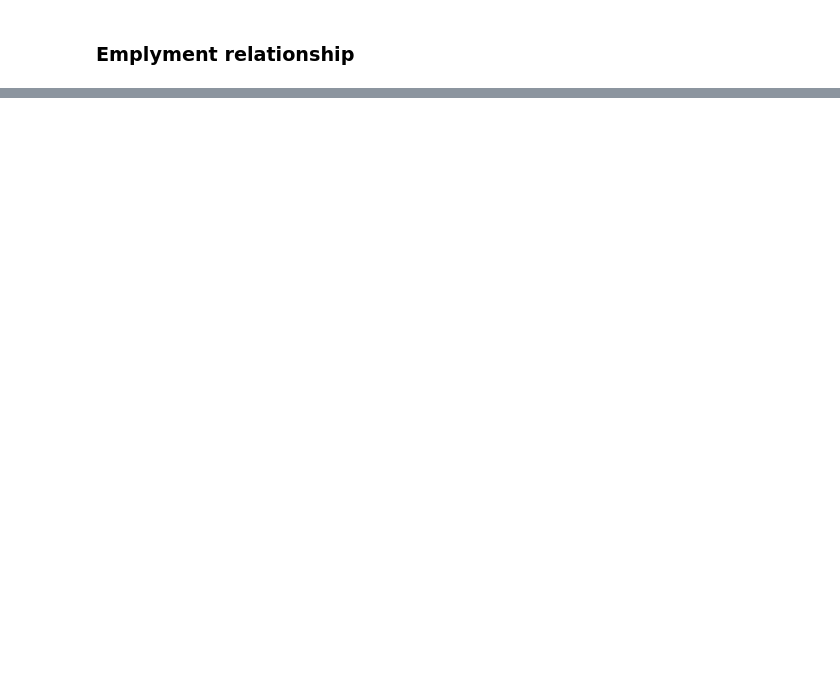
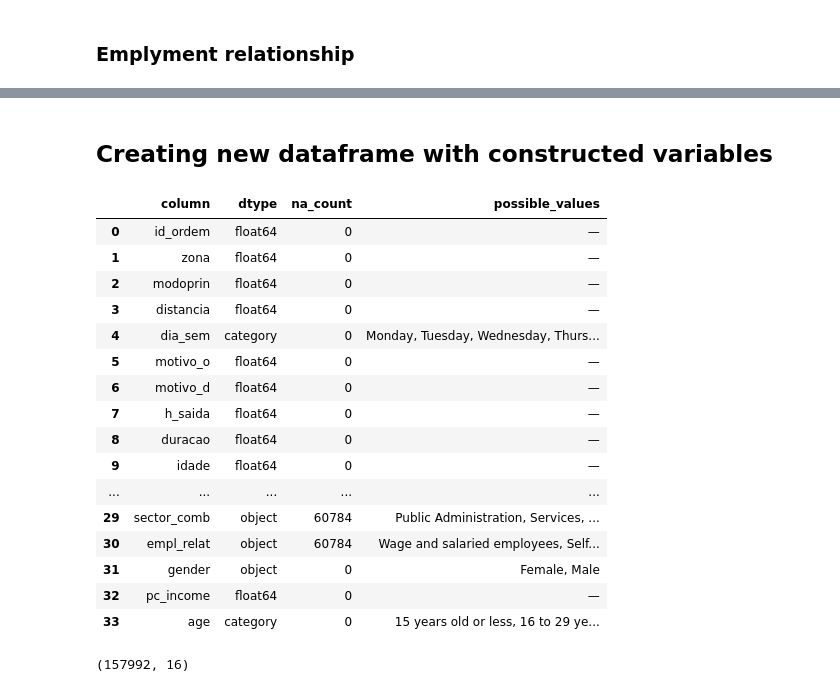
Before and after one commit to lefcollado/hertie-thesis, a Jupyter notebook: pesquisaod-2017-preproc.ipynb, the cells around one changed output, grey strips where cells are left out. Drawn from its saved outputs; the diff is of its cells as text; code cells hidden in the pictures; blank space fills up the shorter version.

Commit message:
New 2017 dataframe with chosen variables

```diff
--- a/pesquisaod-2017-preproc.ipynb
+++ b/pesquisaod-2017-preproc.ipynb
@@ -595,0 +615,7 @@ Name: count, dtype: int64
+# %%
+pod_17_2["gender"] = pod_17_2["sexo"].map({
+    1: "Male",
+    2: "Female"
+})
+
+pod_17_2["gender"].value_counts()
@@ -595,0 +654,13 @@ Name: count, dtype: int64
+# %%
+pod_17_2["age"] = pd.cut(
+    pod_17_2["idade"],
+    bins=[-float("inf"), 15, 29, 59, float("inf")],
+    labels=[
+        "15 years old or less",
+        "16 to 29 years old",
+        "30 to 59 years old",
+        "60 years old or older"
+    ]
+)
+
+pod_17_2["age"].value_counts(dropna=False)
@@ -595,0 +694,41 @@ Name: count, dtype: int64
+# %% [markdown]
+## Creating new dataframe with constructed variables
+# %%
+summary = pd.DataFrame({
+    "column": pod_17_2.columns,
+    "dtype": pod_17_2.dtypes.values,
+    "na_count": pod_17_2.isna().sum().values
+})
+
+# Function to get categories / unique values (limited for readability)
+def get_values(col):
+    if isinstance(col.dtype, pd.CategoricalDtype):
+        return ", ".join(map(str, col.cat.categories))
+    elif col.nunique() <= 10:
+        return ", ".join(map(str, col.dropna().unique()))
+    else:
+        return "—"
+
+summary["possible_values"] = [
+    get_values(pod_17_2[col]) for col in pod_17_2.columns
+]
+
+summary.style.set_properties(**{"text-align": "left"})
+# %% [output]
+|  | column | dtype | na_count | possible_values |
+| 0 | id_ordem | float64 | 0 | — |
+| 1 | zona | float64 | 0 | — |
+| 2 | modoprin | float64 | 0 | — |
+| 3 | distancia | float64 | 0 | — |
+| 4 | dia_sem | category | 0 | Monday, Tuesday, Wednesday, Thurs... |
+| 5 | motivo_o | float64 | 0 | — |
+| 6 | motivo_d | float64 | 0 | — |
+| 7 | h_saida | float64 | 0 | — |
+| 8 | duracao | float64 | 0 | — |
+| 9 | idade | float64 | 0 | — |
+| ... | ... | ... | ... | ... |
+| 29 | sector_comb | object | 60784 | Public Administration, Services, ... |
+| 30 | empl_relat | object | 60784 | Wage and salaried employees, Self... |
+| 31 | gender | object | 0 | Female, Male |
+| 32 | pc_income | float64 | 0 | — |
+| 33 | age | category | 0 | 15 years old or less, 16 to 29 ye... |
@@ -595,0 +756,4 @@ Name: count, dtype: int64
+# %%
+pod_17_3.shape
+# %% [output]
+(157992, 16)
```
Also changed, not shown: parts of 26 cells of this notebook.
